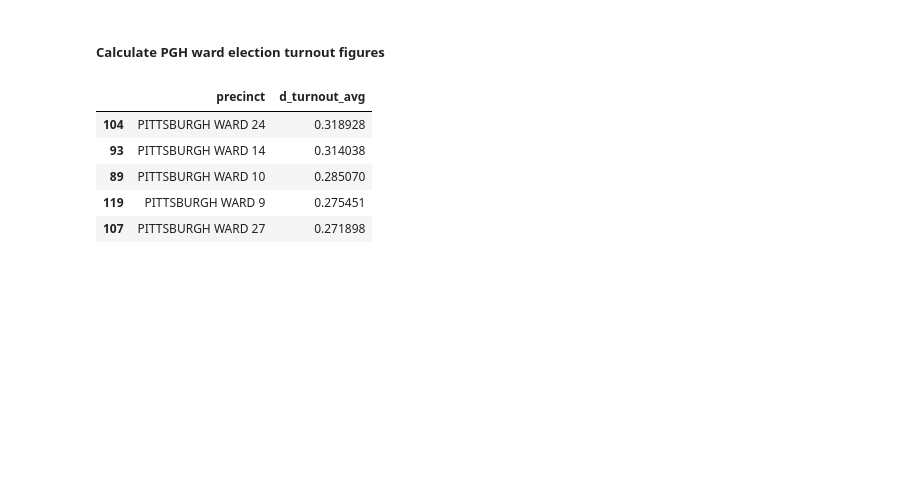
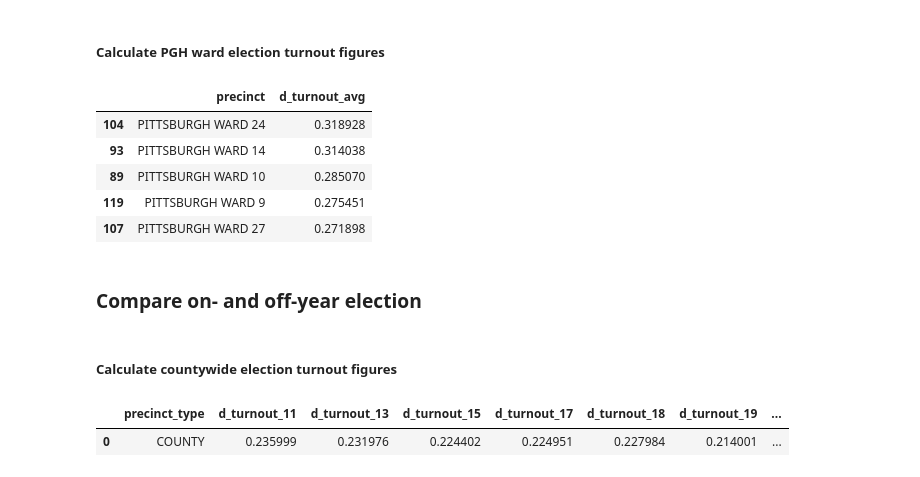
Before and after one commit to maclover7/execvoters, a Jupyter notebook: voters.ipynb, the cells around one changed output. Saved outputs shown, nothing was run; the diff lists cells and outputs as text; code cells hidden in the pictures; blank space fills up the shorter version.

```diff
--- a/voters.ipynb
+++ b/voters.ipynb
@@ -149,7 +165,7 @@ p19.head(1)
 # %% [markdown]
 ### Merge primaries; adjust precinct names
 # %%
-primaries = pd.concat([p11, p13, p15, p17, p19], join='outer', axis=1)
+primaries = pd.concat([p11, p13, p15, p17, p18, p19], join='outer', axis=1)
 primaries = primaries.reset_index()
 # %%
 primaries['precinct'] = primaries.precinct.replace({
@@ -186,7 +202,9 @@ primaries.head(5)
 # %% [markdown]
 ##### Average % of total ballots cast
 # %%
-primaries['ballots_pct_of_total_avg'] = primaries[[c for c in primaries.columns if c.startswith('ballots_pct_of_total')]].mean(axis=1)
+primaries['ballots_pct_of_total_avg'] = primaries[[
+    c for c in primaries.columns if c.startswith('ballots_pct_of_total') and c[-2:] in OFF_YEARS
+]].mean(axis=1)
 # %%
 primaries.sort_values(by='ballots_pct_of_total_avg', ascending=False).head(5)
 # %% [output]
@@ -229,7 +247,7 @@ precincts_pgh_ee = [
 ]
 primaries_by_precinct_types = pd.DataFrame([['PGH_EE'], ['PGH_EE_NON'], ['PGH_NON']], columns=['precinct_type'])
 
-for year in YEARS:
+for year in OFF_YEARS:
     for col in cols:
         col_year = col + '_' + year
         col_year_sum = primaries[col_year].sum()
@@ -302,7 +303,9 @@ primaries_turnout
 # %% [markdown]
 ##### Calculate PGH ward election turnout figures
 # %%
-primaries['d_turnout_avg'] = primaries[[c for c in primaries.columns if c.startswith('turnout')]].mean(axis=1)
+primaries['d_turnout_avg'] = primaries[[
+    c for c in primaries.columns if c.startswith('turnout') and c[-2:] in OFF_YEARS
+]].mean(axis=1)
 # %%
 primaries[
     primaries.precinct.str.startswith('PITTSBURGH')
@@ -316,3 +319,28 @@ primaries[
 | 89 | PITTSBURGH WARD 10 | 0.285070 |
 | 119 | PITTSBURGH WARD 9 | 0.275451 |
 | 107 | PITTSBURGH WARD 27 | 0.271898 |
+# %% [markdown]
+### Compare on- and off-year election
+# %% [markdown]
+##### Calculate countywide election turnout figures
+# %%
+primaries_turnout = pd.DataFrame([['COUNTY']], columns=['precinct_type'])
+
+for year in YEARS:
+    primaries_turnout.loc[
+        primaries_turnout.precinct_type == 'COUNTY',
+        'd_turnout_' + year
+    ] = primaries['d_cast_' + year].sum() / primaries['d_reg_' + year].sum()
+
+primaries_turnout['d_turnout_offavg'] = primaries_turnout[[
+    c for c in primaries_turnout.columns if c.startswith('d_turnout') and c[-2:] in OFF_YEARS
+]].mean(axis=1)
+
+primaries_turnout['d_turnout_onavg'] = primaries_turnout[[
+    c for c in primaries_turnout.columns if c.startswith('d_turnout') and c[-2:] in ON_YEARS
+]].mean(axis=1)
+
+primaries_turnout
+# %% [output]
+|  | precinct_type | d_turnout_11 | d_turnout_13 | d_turnout_15 | d_turnout_17 | d_turnout_18 | d_turnout_19 | ... |
+| 0 | COUNTY | 0.235999 | 0.231976 | 0.224402 | 0.224951 | 0.227984 | 0.214001 | ... |
```
Also changed, not shown: parts of 8 cells of this notebook, 1 other file.
